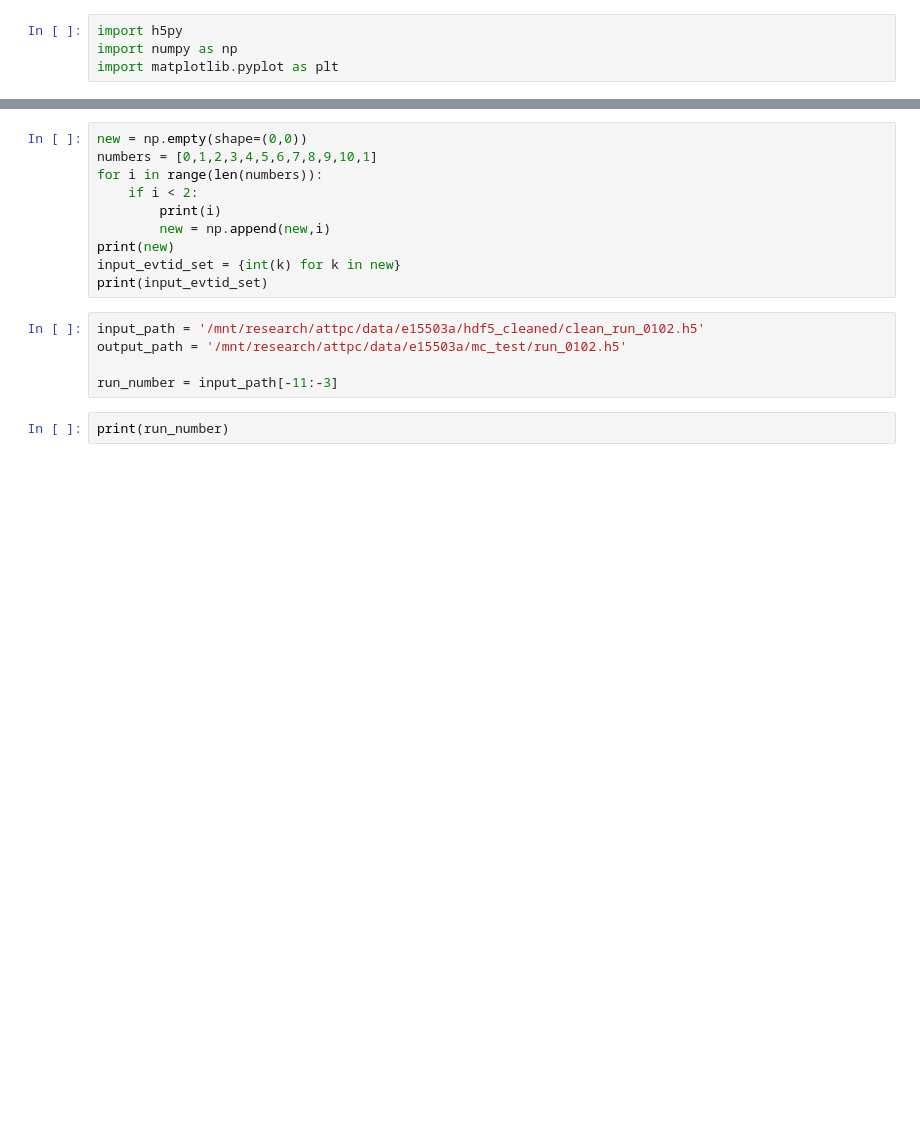
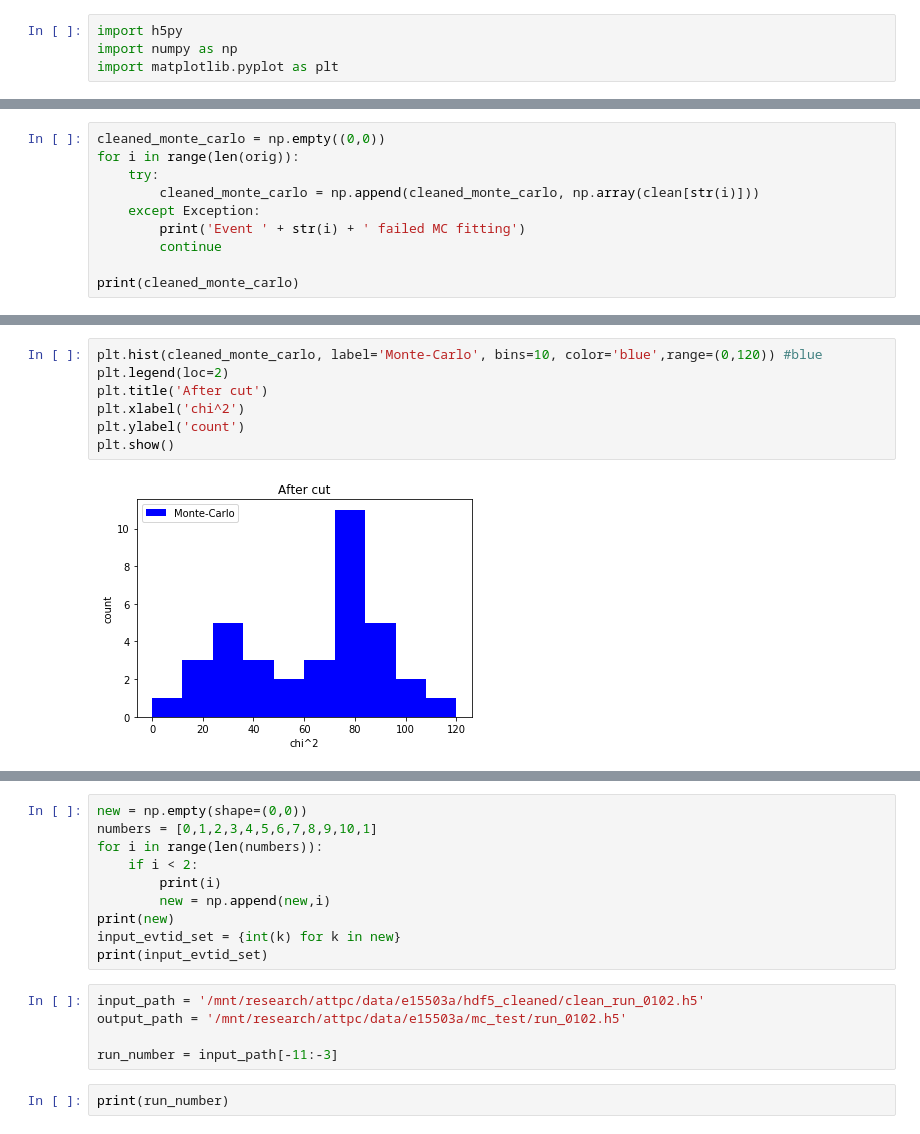
Before and after one commit to chchen123/Monte-Carlo, a Jupyter notebook: HPC_HISTOGRAM.ipynb, the cells around one changed output, grey strips where cells are left out. Cells and saved outputs as stored; diff of their text form; blank space fills up the shorter version.

```diff
--- a/HPC_HISTOGRAM.ipynb
+++ b/HPC_HISTOGRAM.ipynb
@@ -23,0 +53,10 @@ print(monte_carlo)
+# %%
+cleaned_monte_carlo = np.empty((0,0))
+for i in range(len(orig)):
+    try:
+        cleaned_monte_carlo = np.append(cleaned_monte_carlo, np.array(clean[str(i)]))
+    except Exception:
+        print('Event ' + str(i) + ' failed MC fitting')
+        continue
+
+print(cleaned_monte_carlo)
@@ -35,3 +90,12 @@ full = h5py.File('/home/chen/run_0137.h5', 'r')
+# %%
+plt.hist(cleaned_monte_carlo, label='Monte-Carlo', bins=10, color='blue',range=(0,120)) #blue
+plt.legend(loc=2)
+plt.title('After cut')
+plt.xlabel('chi^2')
+plt.ylabel('count')
+plt.show()
+# %% [output]
+[figure, added]
 # %%
 dataset_name = '/monte carlo'
 evt_full = full[dataset_name]
```
Also changed, not shown: parts of 11 cells of this notebook.
